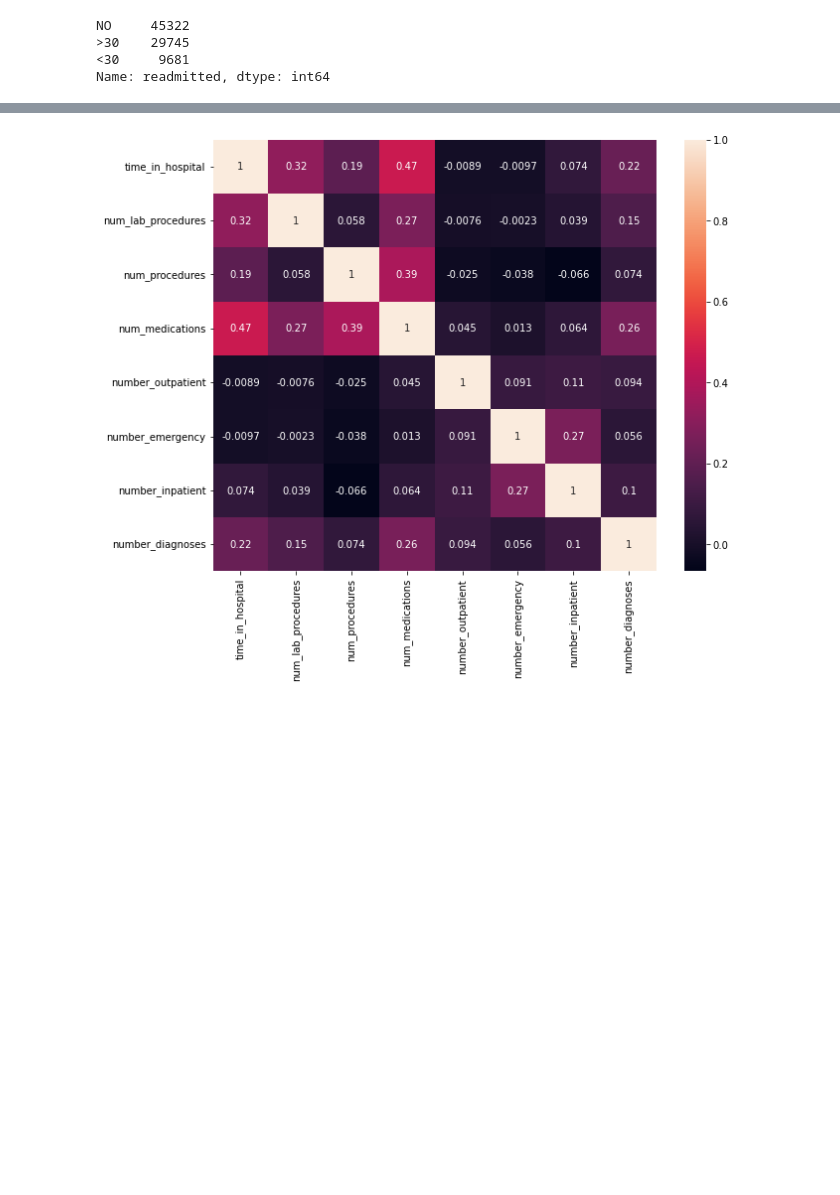
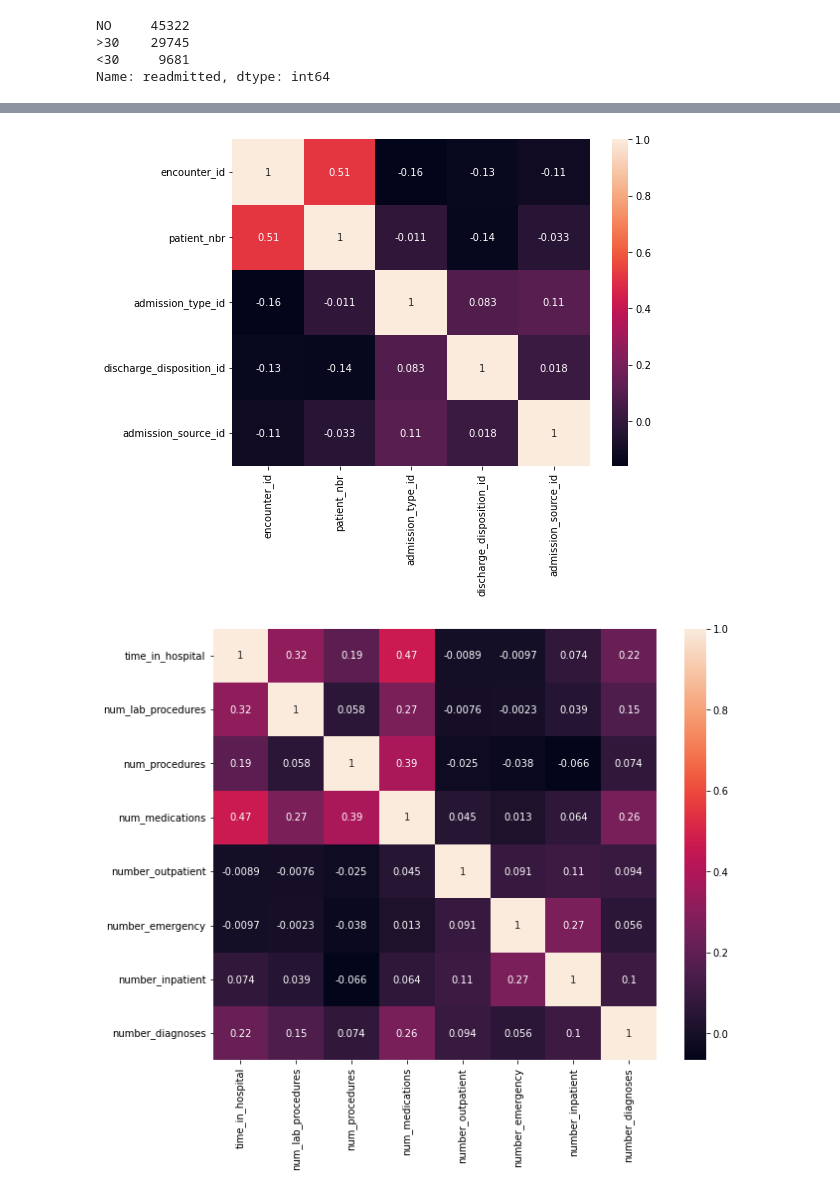
Before and after one commit to kstoudt/Springboard, a Jupyter notebook: Capstone Two/Diabetic Patient Readmission - EDA.ipynb, the cells around one changed output, grey strips where cells are left out. Drawn from its saved outputs; the diff is of its cells as text; code cells hidden in the pictures; blank space fills up the shorter version.

```diff
--- a/Capstone Two/Diabetic Patient Readmission - EDA.ipynb
+++ b/Capstone Two/Diabetic Patient Readmission - EDA.ipynb
@@ -119,3 +118,6 @@ df1_numeric.head(15).T
 | number_emergency | 0 | 0 | 0 | 0 | 0 | 0 | 0 | 0 | 0 | 0 | 0 | ... |
 | number_inpatient | 0 | 0 | 1 | 0 | 0 | 0 | 0 | 0 | 0 | 0 | 0 | ... |
 | number_diagnoses | 1 | 9 | 6 | 7 | 5 | 9 | 7 | 8 | 8 | 8 | 9 | ... |
+# %%
+df1_cats = df1.drop(columns=['time_in_hospital','num_lab_procedures','num_procedures','num_medications','number_outpatient','number_emergency','number_inpatient','number_diagnoses'])
+df1_cats.head(8).T
@@ -143,3 +178,9 @@ plt.ylabel('Count');
+# %%
+df1_cats_corr = df1_cats.corr()
+plt.subplots(figsize=(8,6))
+sns.heatmap(df1_cats_corr, annot=True);
+# %% [output]
+[figure, added]
 # %%
 df1_numeric_corr = df1_numeric.corr()
 plt.subplots(figsize=(10,8))
```
Also changed, not shown: parts of 14 cells of this notebook, 2 other files.
